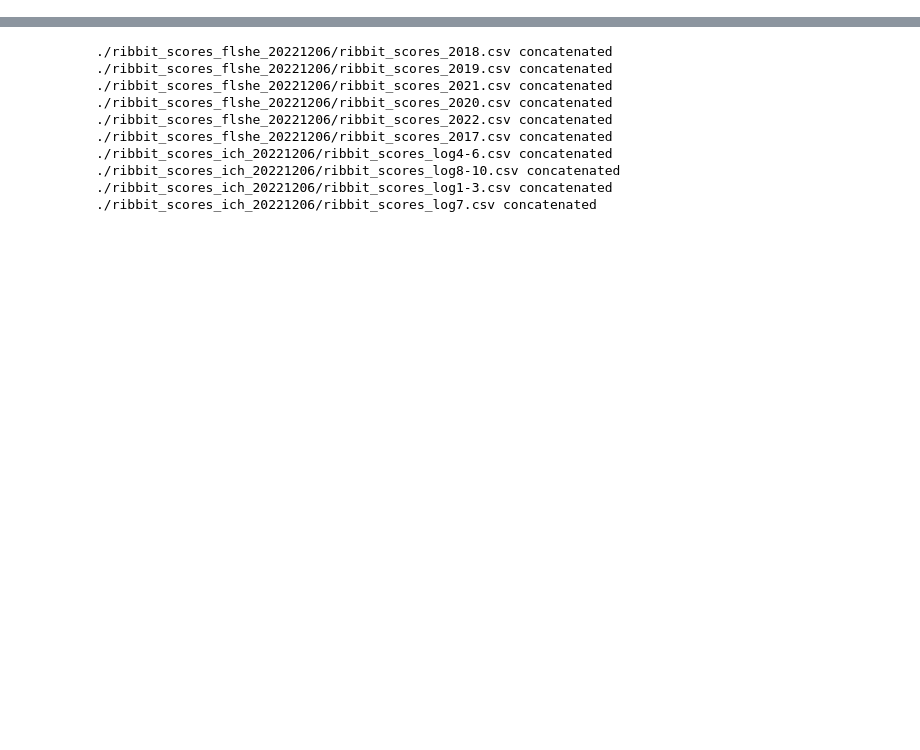
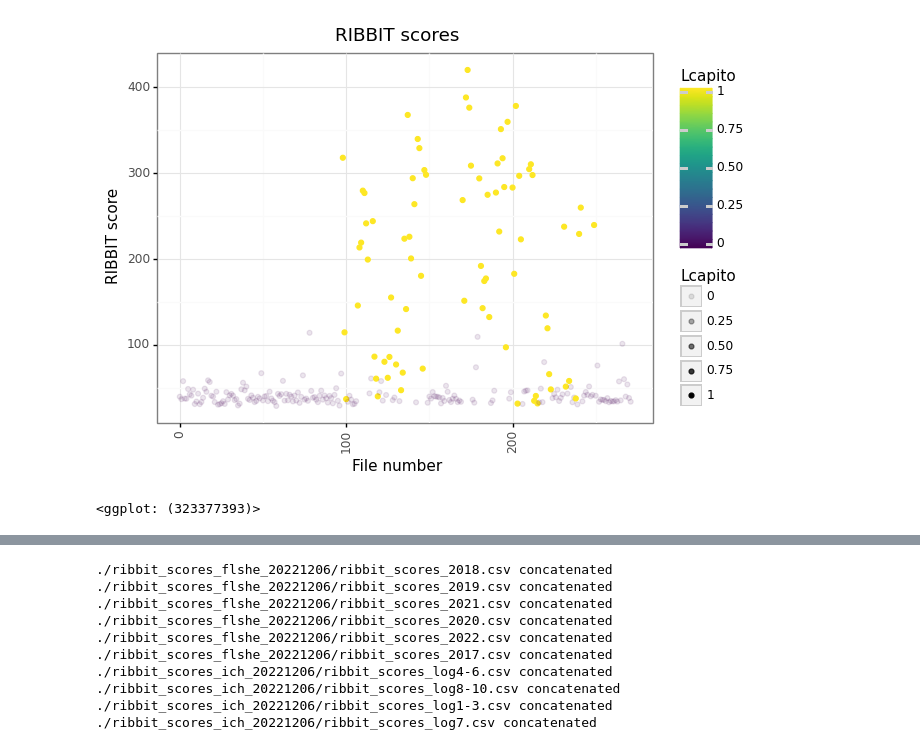
Before and after one commit to mayalapp/ga-frog-id, a Jupyter notebook: python-ribbit/data_cleaning.ipynb, the cells around one changed output, grey strips where cells are left out. Saved outputs shown, nothing was run; the diff lists cells and outputs as text; code cells hidden in the pictures; blank space fills up the shorter version.

Commit message:
Clean flshe data

```diff
--- a/python-ribbit/data_cleaning.ipynb
+++ b/python-ribbit/data_cleaning.ipynb
@@ -55,0 +100,37 @@ def combine_rs(rs_folder, delete_files = False):
+# %%
+# extract date from file path
+rs_flshe['date'] = pd.to_datetime(rs_flshe.index.str[-19:-4], format='%Y%m%d_%H%M%S', errors='coerce')
+# %%
+# import manually verified data
+verified_flshe = pd.read_csv("../manually_verified_data/FLSHE_pond400.csv")[["File name", "Pond #", "L. capito", "gopher call time", "Date"]]
+# rename columns for convenience
+verified_flshe = verified_flshe.rename(columns = {"File name":"file_name", "Pond #":"logger", "L. capito":"Lcapito", "gopher call time":"call_time", "Date":"date"})
+# create year column based on date string
+verified_flshe['year'] = verified_flshe.date.str[0:4]
+verified_flshe.astype({"year":"int"})
+
+# add .wav to file name if it is not included with the file name
+for i in verified_flshe.index:
+    if verified_flshe["file_name"][i][-4:] != ".wav":
+        verified_flshe["file_name"][i] = verified_flshe["file_name"][i] + ".wav"
+
+# create full file path from file names andd logger numbers
+verified_flshe['file_path'] = '/Volumes/Expansion/Frog Call Project/Calling Data/FLSHE/FLSHE_' + verified_flshe['year'].astype('string') + '/FLSHE_' + verified_flshe['year'].astype('string') + '_' + verified_flshe['logger'].astype('string') + '/' + verified_flshe['file_name']
+# set file path as index
+verified_flshe = verified_flshe.set_index('file_path')
+
+# merge with ribbit scores
+#verified_flshe = verified_flshe.merge(rs_flshe, left_on = "file_path", right_index = True)
+verified_flshe = verified_flshe.drop(columns = ["year", "date", "logger"]).merge(rs_flshe, left_index = True, right_index = True)
+verified_flshe = verified_flshe.dropna(subset=['Lcapito']) # drop any rows with "NaN" for Lcapito - if data was entered incorrectly, empty, etc.
+# %%
+# plot ribbit scores by date for single model
+df = verified_flshe
+(ggplot(df, aes(x = range(0,len(verified_flshe)), y = 'score', color = 'Lcapito', alpha = 'Lcapito'))+
+       geom_point()+
+        labs(x  = "File number", y = "RIBBIT score", title = "RIBBIT scores")+
+        theme_bw()+
+        theme(axis_text_x = element_text(angle = 90)))
+# %% [output]
+[figure, added]
+<ggplot: (323377393)>
```
Also changed, not shown: parts of 15 cells of this notebook, 18 other files.
